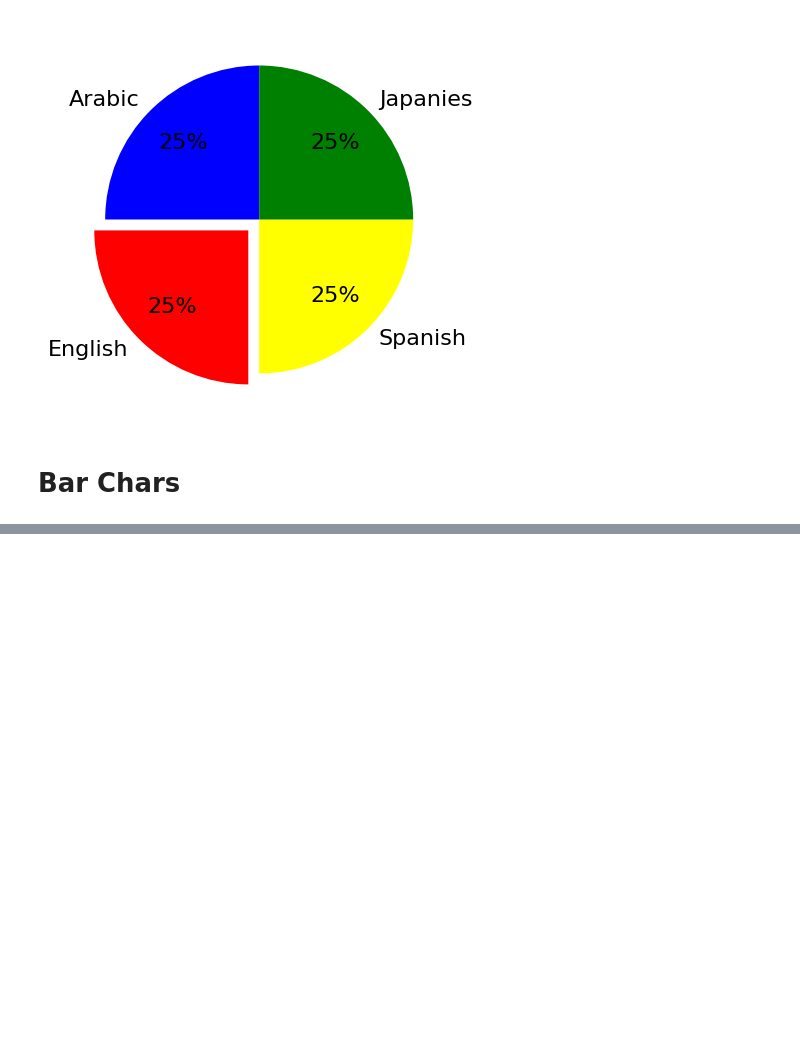
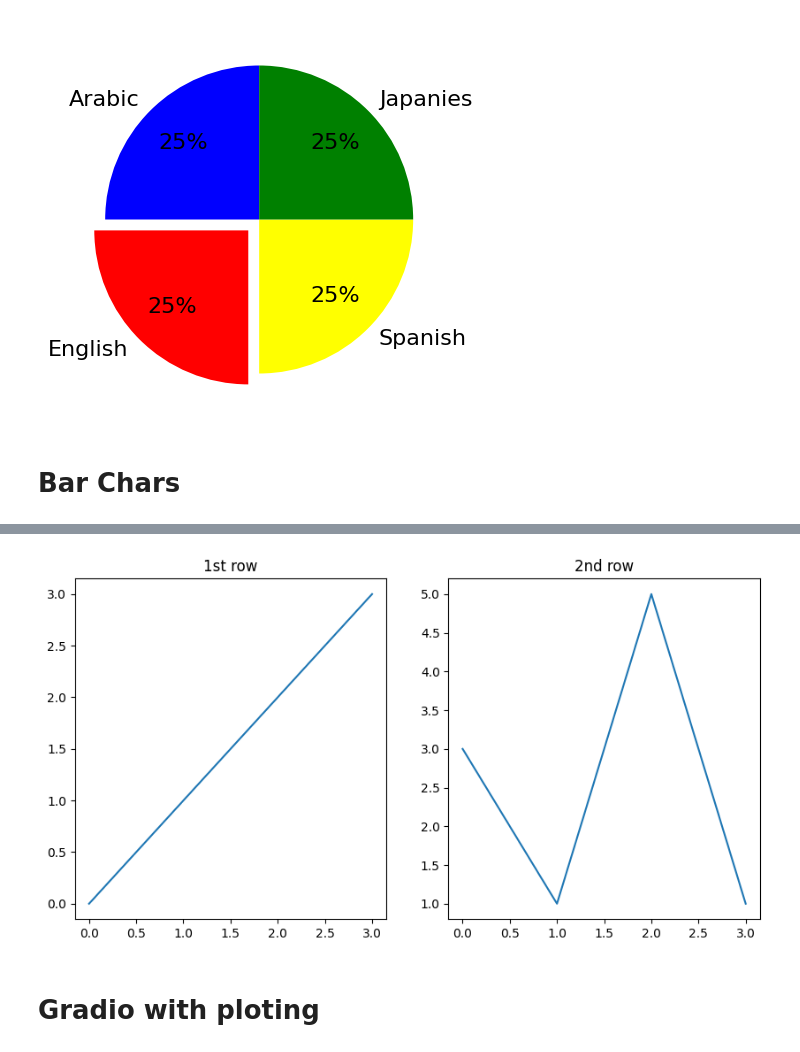
Before and after one commit to NuraddinQJ/AiDojo-Bootcamp, a Jupyter notebook: Week2_Day2.ipynb, the cells around one changed output, grey strips where cells are left out. Saved outputs shown, nothing was run; the diff lists cells and outputs as text; code cells hidden in the pictures; blank space fills up the shorter version.

```diff
--- a/Week2_Day2.ipynb
+++ b/Week2_Day2.ipynb
@@ -136,0 +164,20 @@ plt.show()
+# %%
+x = np.array([0 ,1 ,2, 3])
+y =  np.array([3,1,5,1])
+
+nrow = 1
+ncl = 2
+
+plt.figure(figsize=[10,5])
+plt.subplot(nrow, ncl,1)
+plt.title("1st row")
+plt.plot(x,x)
+
+plt.subplot(nrow, ncl,2)
+plt.title("2nd row")
+plt.plot(x,y)
+plt.show()
+# %% [output]
+[figure, added]
+# %% [markdown]
+# Gradio with ploting
```
Also changed, not shown: parts of 10 cells of this notebook.
